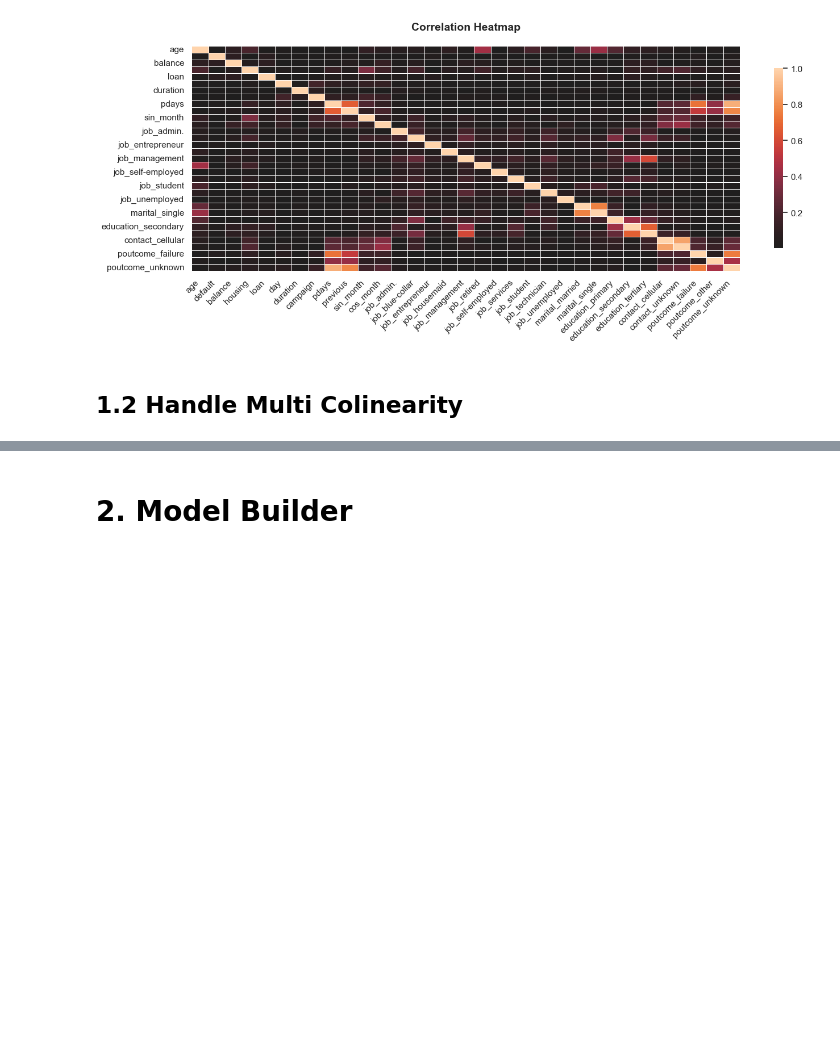
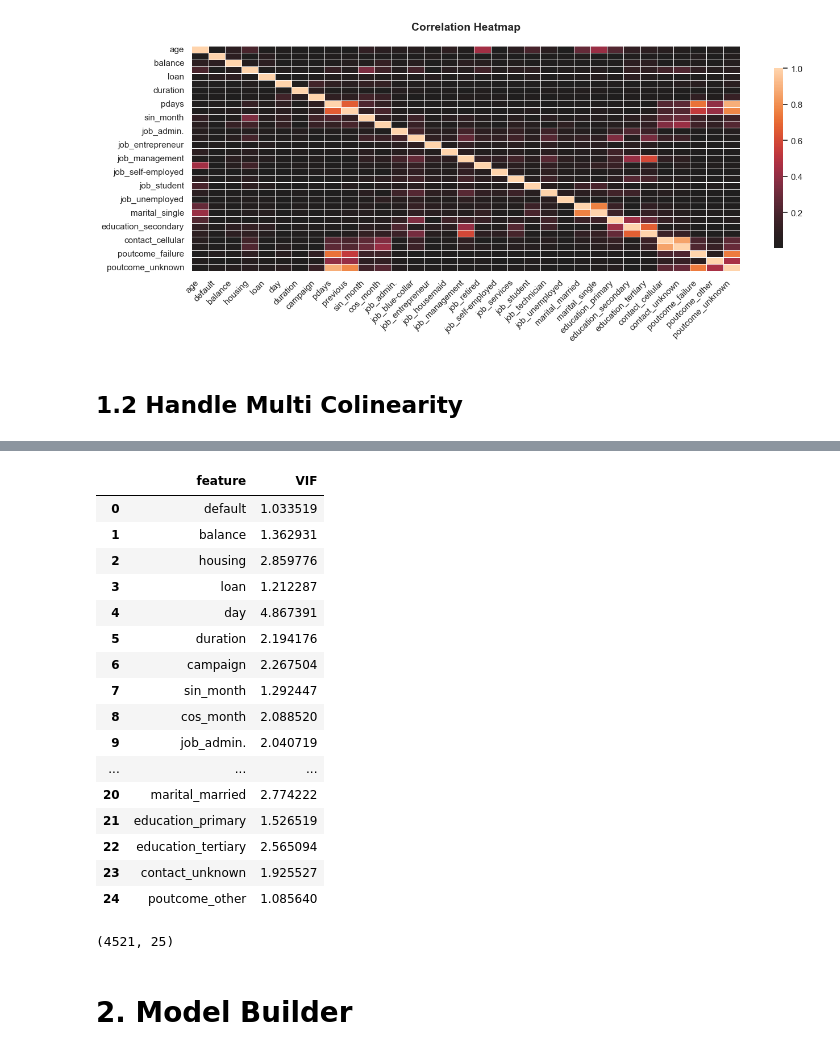
Before and after one commit to ShirsenduRyo/06-Segmentations, a Jupyter notebook: notebooks/03.1 Iter1_K_Means.ipynb, the cells around one changed output, grey strips where cells are left out. Drawn from its saved outputs; the diff is of its cells as text; code cells hidden in the pictures; blank space fills up the shorter version.

```diff
--- a/notebooks/03.1 Iter1_K_Means.ipynb
+++ b/notebooks/03.1 Iter1_K_Means.ipynb
@@ -317,3 +370,27 @@ Columns to drop (6): ['contact_cellular', 'education_secondary', 'marital_single
+# %%
+final_vif_df
+# %% [output]
+|  | feature | VIF |
+| 0 | default | 1.033519 |
+| 1 | balance | 1.362931 |
+| 2 | housing | 2.859776 |
+| 3 | loan | 1.212287 |
+| 4 | day | 4.867391 |
+| 5 | duration | 2.194176 |
+| 6 | campaign | 2.267504 |
+| 7 | sin_month | 1.292447 |
+| 8 | cos_month | 2.088520 |
+| 9 | job_admin. | 2.040719 |
+| ... | ... | ... |
+| 20 | marital_married | 2.774222 |
+| 21 | education_primary | 1.526519 |
+| 22 | education_tertiary | 2.565094 |
+| 23 | contact_unknown | 1.925527 |
+| 24 | poutcome_other | 1.085640 |
+# %%
+X_vif_reduced.shape
+# %% [output]
+(4521, 25)
 # %% [markdown]
 # 2. Model Builder
 # %%
```
Also changed, not shown: parts of 16 cells of this notebook, 3 other files.
